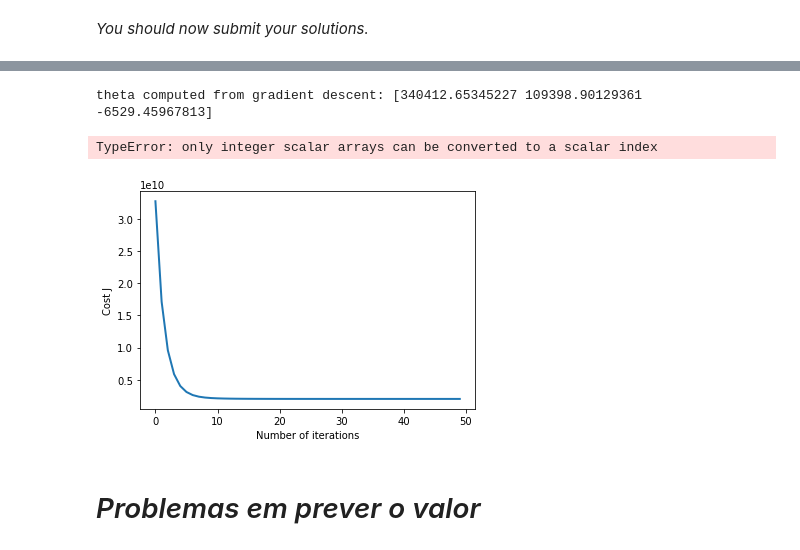
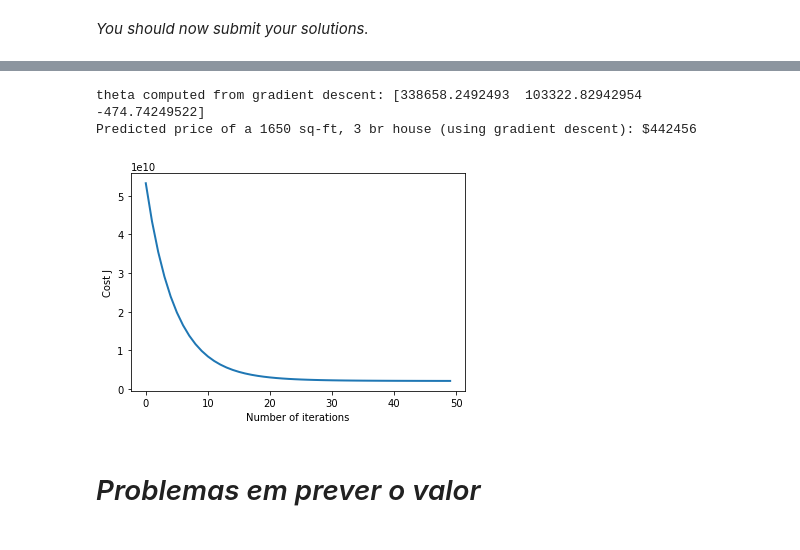
Before and after one commit to escobar-felipe/Curso_machine_learning, a Jupyter notebook: Exercise1/exercise1.ipynb, the cells around one changed output, grey strips where cells are left out. Cells and saved outputs as stored; diff of their text form; code cells hidden in the pictures.

```diff
--- a/Exercise1/exercise1.ipynb
+++ b/Exercise1/exercise1.ipynb
@@ -411,7 +411,7 @@ def gradientDescent(X, y, theta, alpha, num_iters):
     for i in range(num_iters):
         # ==================== YOUR CODE HERE =================================
         h = np.dot(X, theta)
-        theta = theta - (alpha / m) * np.dot(X.T, (h - y))
+        theta = theta - (alpha / m) * np.dot((h - y), X)
         # =====================================================================
 
         # save the cost J in every iteration
@@ -713,7 +714,7 @@ def computeCostMulti(X, y, theta):
     # ======================= YOUR CODE HERE ===========================
     #J = 1 / (2*m) * np.dot((np.dot(X, theta) - y).T, (np.dot(X,theta)-y))
     h = np.dot(X, theta)
-    erro_quad = np.power(h - y,2)
+    erro_quad = np.square(h - y)
     J = 1 / (2*m) * np.sum(erro_quad)
     # ==================================================================
     return J
@@ -773,7 +774,7 @@ def gradientDescentMulti(X, y, theta, alpha, num_iters):
     for i in range(num_iters):
         # ======================= YOUR CODE HERE ==========================
         h = np.dot(X, theta)
-        theta = theta - alpha*(1.0/m) * np.dot(X.T ,(h - y.T))
+        theta = theta - (alpha / m) * (h - y).dot(X)
         # =================================================================
 
         # save the cost J in every iteration
@@ -830,42 +831,42 @@ alpha and see which one gives you the best result.
 
 Finally, you should complete the code at the end to predict the price
 of a 1650 sq-ft, 3 br house.
 
 Hint
 ----
 At prediction, make sure you do the same feature normalization.
 """
 # Choose some alpha value - change this
-alpha = 0.3
+alpha = 0.1
 num_iters = 50
 
 # init theta and run gradient descent
 theta = np.zeros(3)
 theta, J_history = gradientDescentMulti(X, y, theta, alpha, num_iters)
 
 # Plot the convergence graph
 pyplot.plot(np.arange(len(J_history)), J_history, lw=2)
 pyplot.xlabel('Number of iterations')
 pyplot.ylabel('Cost J')
 
 # Display the gradient descent's result
 print('theta computed from gradient descent: {:s}'.format(str(theta)))
 
 # Estimate the price of a 1650 sq-ft, 3 br house
 # ======================= YOUR CODE HERE ===========================
 # Recall that the first column of X is all-ones.
 # Thus, it does not need to be normalized.
-X2 = np.array([[1650,3]])
-X2_norm, mu, sigma = featureNormalize(X2)
-X2_norm =
-#price = (np.dot(X, theta) )# You should change this
+X2 = [1650, 3]
+X2 , mu ,sigma = featureNormalize(X2)
+X2 = np.append(1,X2)
+price = np.dot(X2, theta)
 # ===================================================================
 
-#print('Predicted price of a 1650 sq-ft, 3 br house (using gradient descent): ${'+str(round(price,0)))
+print('Predicted price of a 1650 sq-ft, 3 br house (using gradient descent): ${:.0f}'.format(price))
 # %% [output]
-theta computed from gradient descent: [340412.65345227 109398.90129361  -6529.45967813]
+theta computed from gradient descent: [338658.2492493  103322.82942954   -474.74249522]
+Predicted price of a 1650 sq-ft, 3 br house (using gradient descent): $442456
-TypeError: only integer scalar arrays can be converted to a scalar index
-[figure, old version]
+[figure, new version]
 # %% [markdown]
 # *Problemas em prever o valor*
 # %% [markdown]
```
Also changed, not shown: parts of 2 cells of this notebook.
